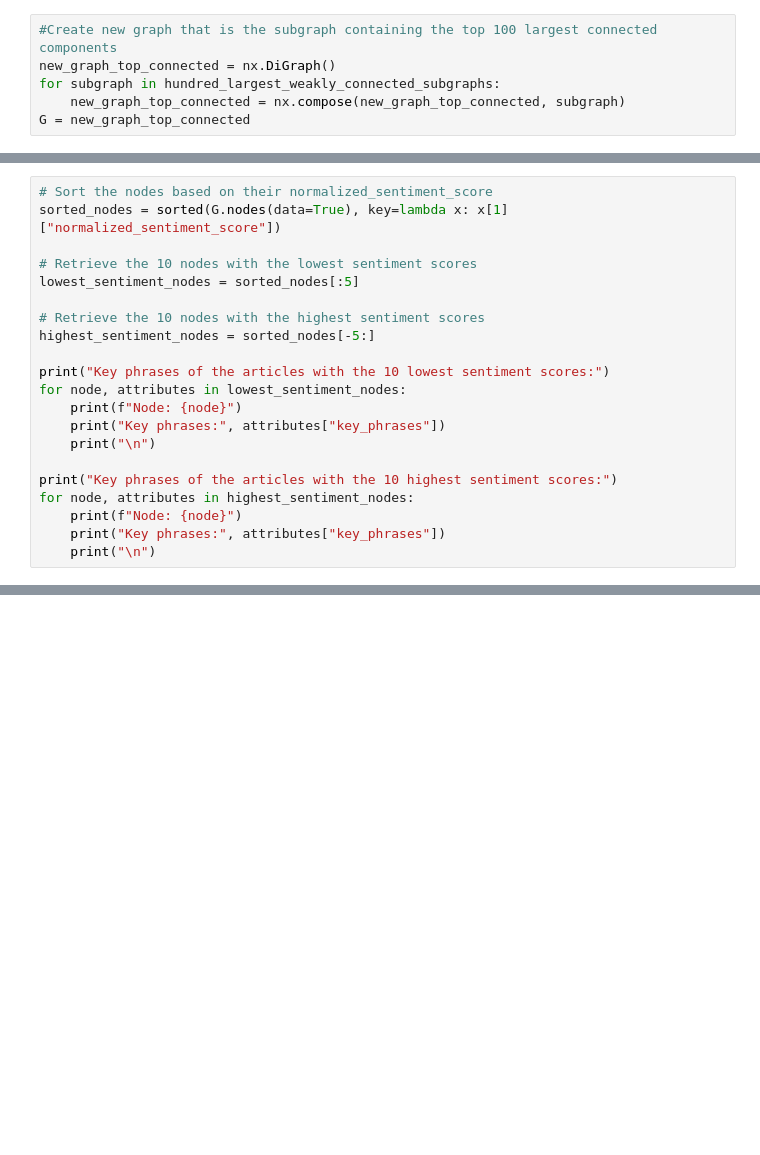
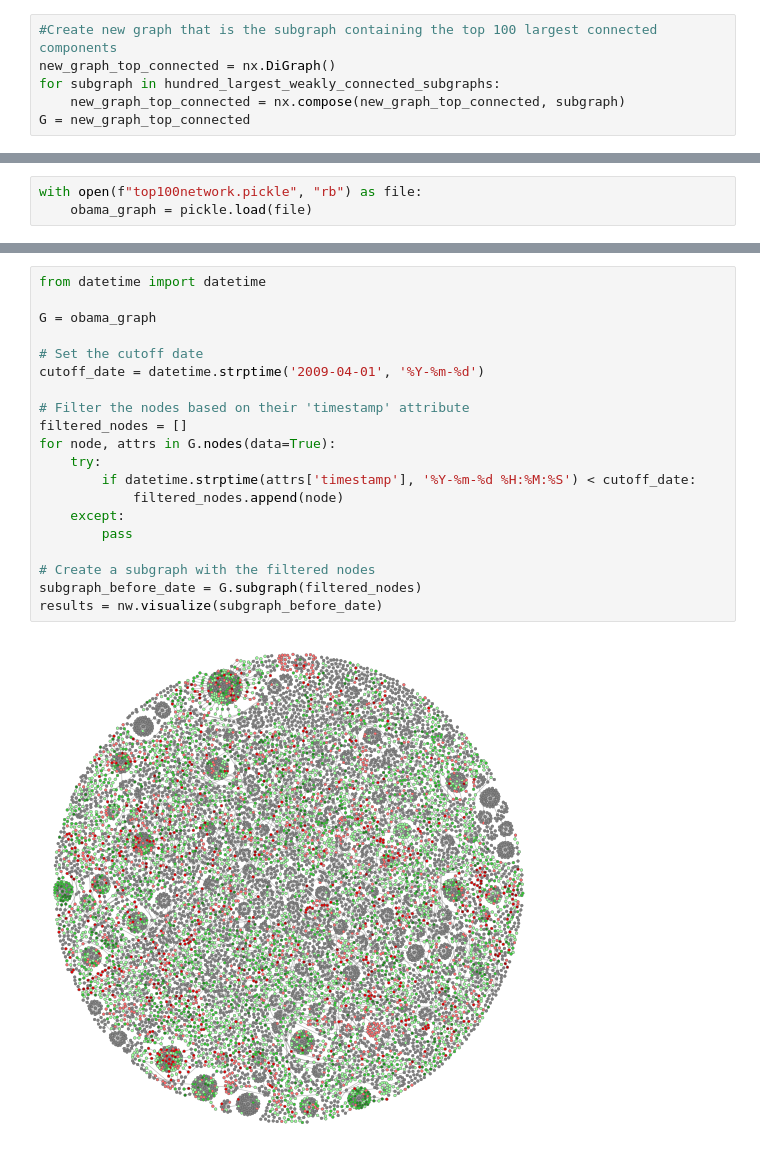
Before and after one commit to Morell1123/FinalProjectAssignment, a Jupyter notebook: CodeOliver.ipynb, the cells around one changed output, grey strips where cells are left out. Drawn from its saved outputs; the diff is of its cells as text; blank space fills up the shorter version.

```diff
--- a/CodeOliver.ipynb
+++ b/CodeOliver.ipynb
@@ -497,21 +375,0 @@ results = nw.visualize(obama_graph)
-# %%
-# Sort the nodes based on their normalized_sentiment_score
-sorted_nodes = sorted(G.nodes(data=True), key=lambda x: x[1]["normalized_sentiment_score"])
-
-# Retrieve the 10 nodes with the lowest sentiment scores
-lowest_sentiment_nodes = sorted_nodes[:5]
-
-# Retrieve the 10 nodes with the highest sentiment scores
-highest_sentiment_nodes = sorted_nodes[-5:]
-
-print("Key phrases of the articles with the 10 lowest sentiment scores:")
-for node, attributes in lowest_sentiment_nodes:
-    print(f"Node: {node}")
-    print("Key phrases:", attributes["key_phrases"])
-    print("\n")
-
-print("Key phrases of the articles with the 10 highest sentiment scores:")
-for node, attributes in highest_sentiment_nodes:
-    print(f"Node: {node}")
-    print("Key phrases:", attributes["key_phrases"])
-    print("\n")
@@ -517,0 +384,3 @@ for node, attributes in highest_sentiment_nodes:
+# %%
+with open(f"top100network.pickle", "rb") as file:
+    obama_graph = pickle.load(file)
@@ -517,0 +417,22 @@ for node, attributes in highest_sentiment_nodes:
+# %%
+from datetime import datetime
+
+G = obama_graph
+
+# Set the cutoff date
+cutoff_date = datetime.strptime('2009-04-01', '%Y-%m-%d')
+
+# Filter the nodes based on their 'timestamp' attribute
+filtered_nodes = []
+for node, attrs in G.nodes(data=True):
+    try:
+        if datetime.strptime(attrs['timestamp'], '%Y-%m-%d %H:%M:%S') < cutoff_date:
+            filtered_nodes.append(node)
+    except:
+        pass
+
+# Create a subgraph with the filtered nodes
+subgraph_before_date = G.subgraph(filtered_nodes)
+results = nw.visualize(subgraph_before_date)
+# %% [output]
+[figure, added]
```
Also changed, not shown: parts of 32 cells of this notebook, 41 other files.
